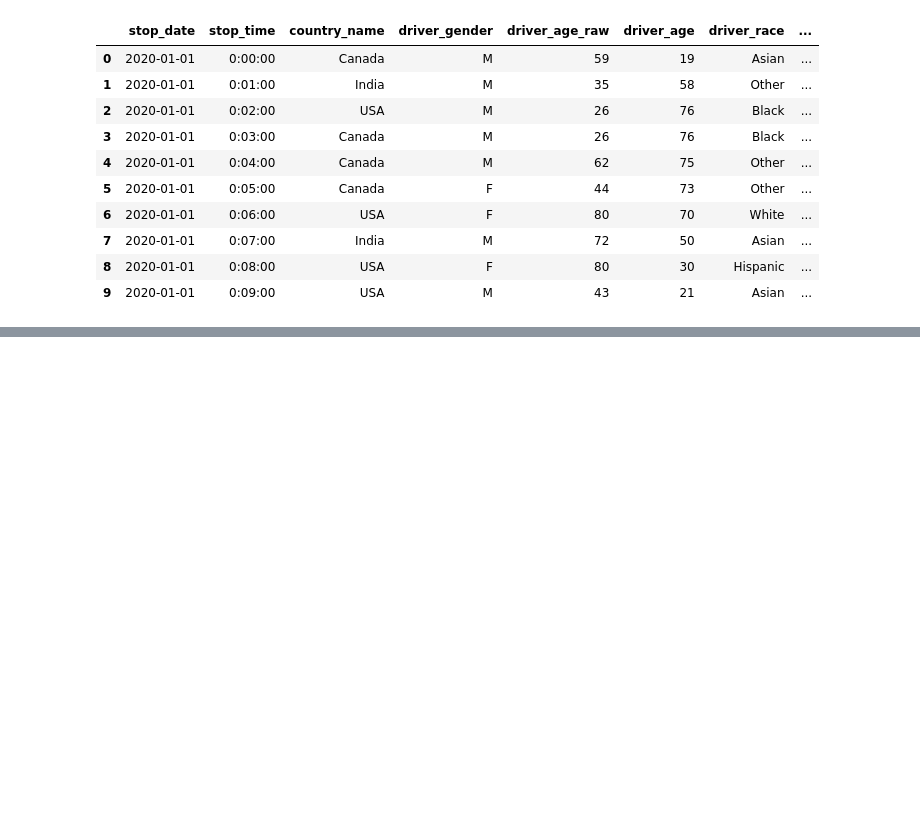
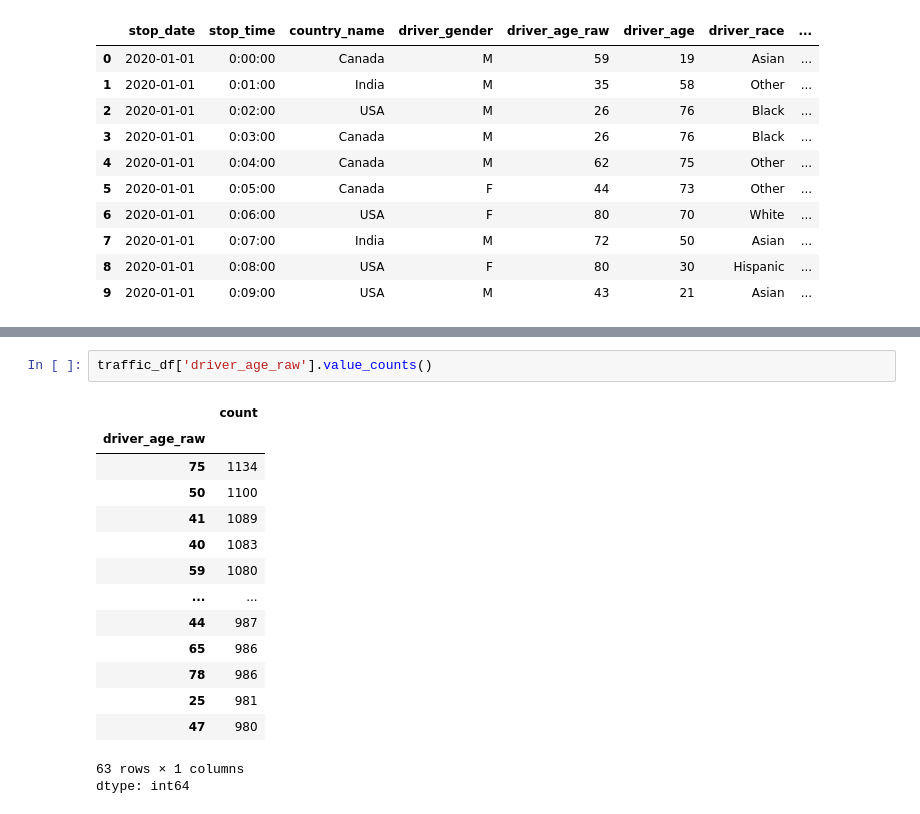
Before and after one commit to Infant-Joshva/Data-Science-learning-path, a Jupyter notebook: Mini_Project_1(Secure_check)Git/Mini_project_1(Secure_Check).ipynb, the cells around one changed output, grey strips where cells are left out. Drawn from its saved outputs; the diff is of its cells as text; blank space fills up the shorter version.

```diff
--- a/Mini_Project_1(Secure_check)Git/Mini_project_1(Secure_Check).ipynb
+++ b/Mini_Project_1(Secure_check)Git/Mini_project_1(Secure_Check).ipynb
@@ -38,0 +145,18 @@ traffic_df.head(10)
+# %%
+traffic_df['driver_age_raw'].value_counts()
+# %% [output]
+|  | count |
+| driver_age_raw |  |
+| 75 | 1134 |
+| 50 | 1100 |
+| 41 | 1089 |
+| 40 | 1083 |
+| 59 | 1080 |
+| ... | ... |
+| 44 | 987 |
+| 65 | 986 |
+| 78 | 986 |
+| 25 | 981 |
+| 47 | 980 |
+63 rows × 1 columns
+dtype: int64
```
Also changed, not shown: parts of 33 cells of this notebook.
